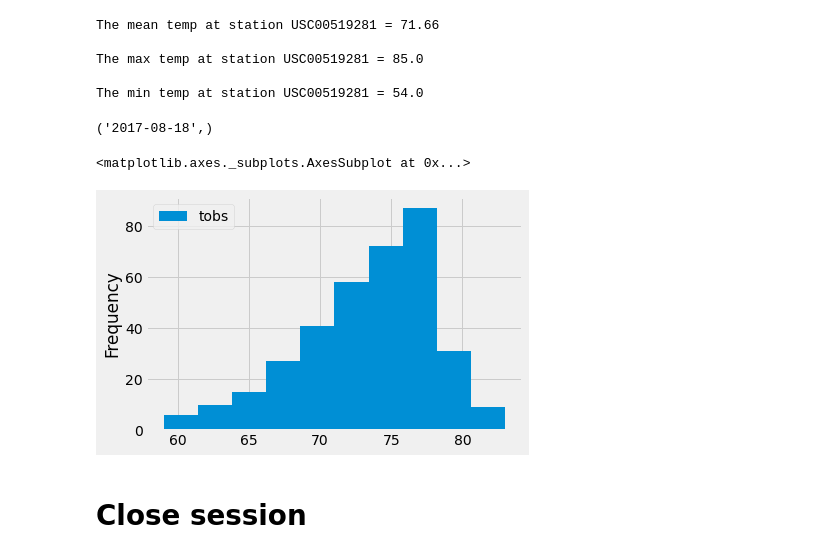
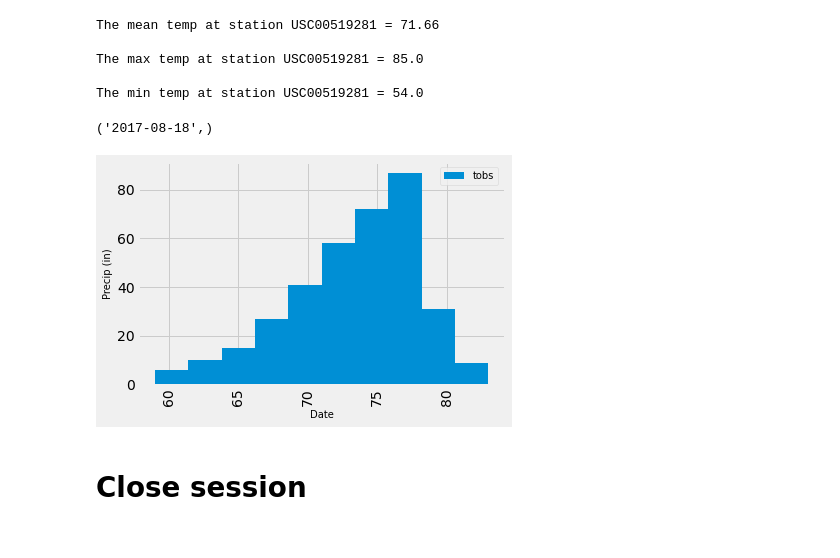
Before and after one commit to reyno255/sqlalchemy-challenge, a Jupyter notebook: climate_starter.ipynb, the cells around one changed output. Cells and saved outputs as stored; diff of their text form; code cells hidden in the pictures.

```diff
--- a/climate_starter.ipynb
+++ b/climate_starter.ipynb
@@ -183,27 +183,26 @@ The min temp at station USC00519281 = 54.0
 # %%
 # Using the most active station id
 # Query the last 12 months of temperature observation data for this station and plot the results as a histogram
 most_active_enddate = session.query(Measurement.date).order_by(Measurement.date.desc()).\
     filter(Measurement.station == most_active).first()
 print(most_active_enddate)
 last_year = dt.datetime(2017,8,18) - dt.timedelta(days=365)
 temp_prv_mths = session.query(Measurement.date, Measurement.tobs).\
     filter(Measurement.station == most_active).\
     filter(Measurement.date > last_year).all()
 temp_lstyr_df = pd.DataFrame(temp_prv_mths)
 
-plt.xlabel('Date', fontsize=12)
-plt.ylabel('Precip (in)', fontsize=12)
+temp_lstyr_df.plot.hist()
+plt.xlabel('Date', fontsize=10)
+plt.ylabel('Precip (in)', fontsize=10)
 plt.xticks(rotation=90)
-plt.legend(loc='best', bbox_to_anchor=(.71,1), fontsize=10)
+plt.legend(loc='best', bbox_to_anchor=(.81,1), fontsize=10)
 plt.tight_layout()
+
 plt.show()
-
-temp_lstyr_df.plot.hist()
 # %% [output]
 ('2017-08-18',)
-<matplotlib.axes._subplots.AxesSubplot at 0x...>
-[figure, old version]
+[figure, new version]
 # %% [markdown]
 # Close session
 # %%
```
